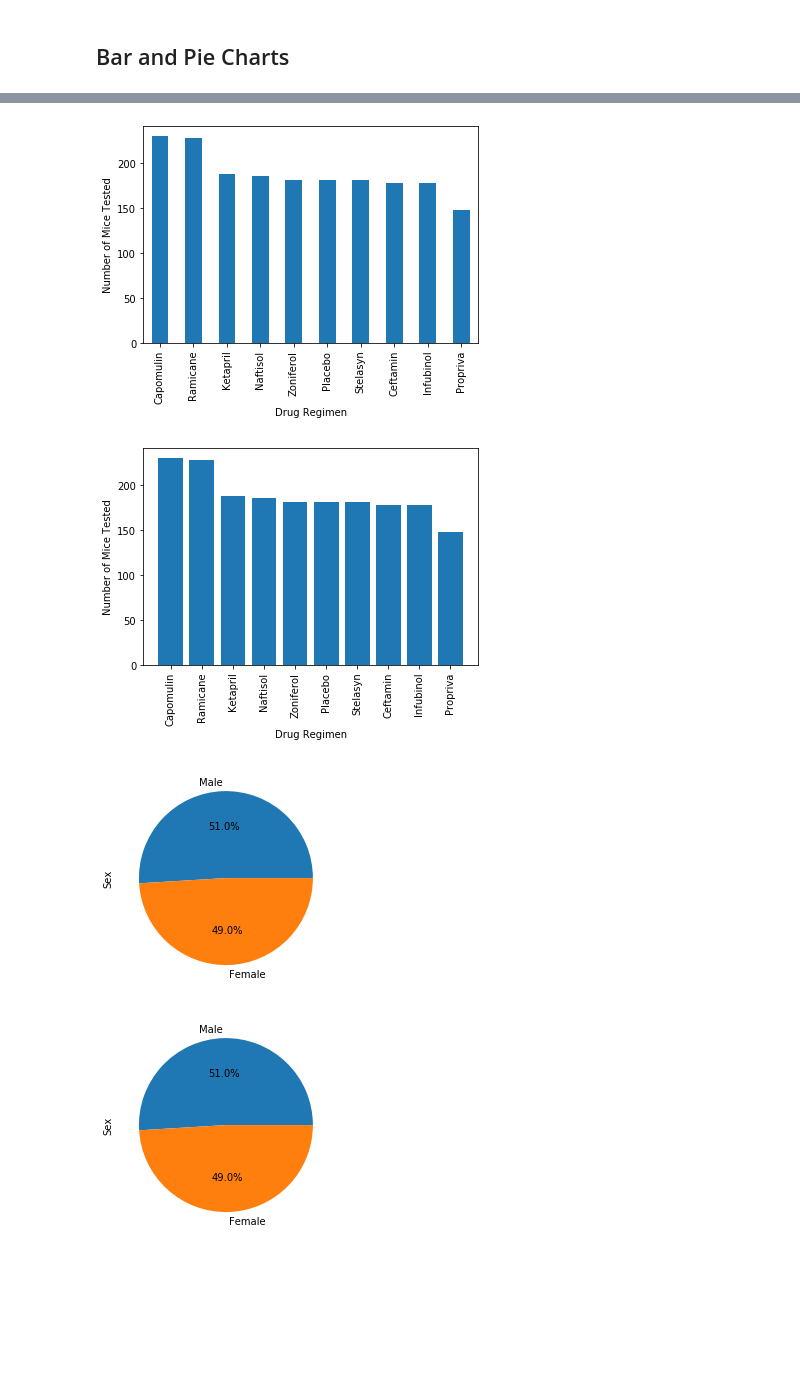
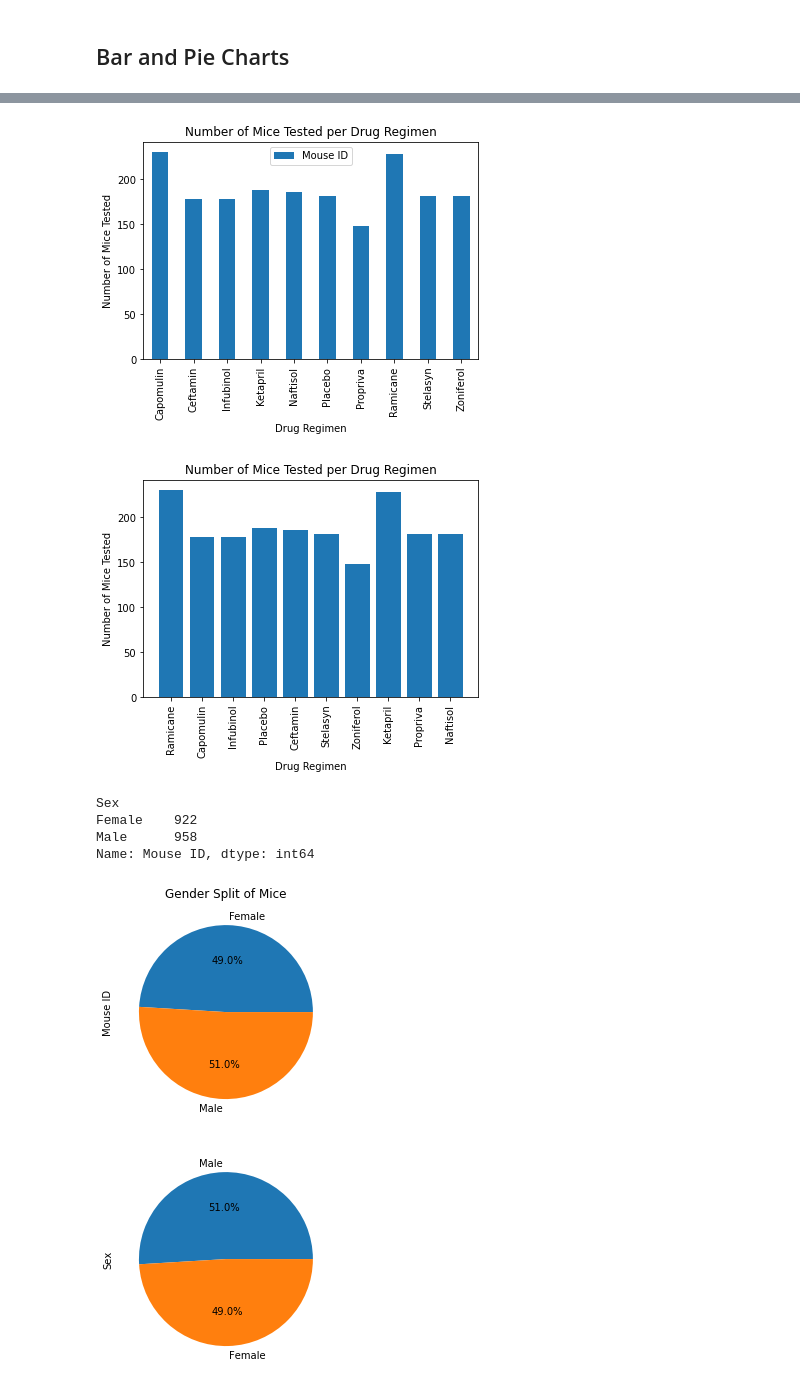
Before and after one commit to TheEvilSombrero/Module-5-Challenge, a Jupyter notebook: pymaceuticals_starter-Copy1.ipynb, the cells around one changed output, grey strips where cells are left out. Drawn from its saved outputs; the diff is of its cells as text; code cells hidden in the pictures; blank space fills up the shorter version.

Commit message:
Add files via upload
Finished bar charts

```diff
--- a/pymaceuticals_starter-Copy1.ipynb
+++ b/pymaceuticals_starter-Copy1.ipynb
@@ -154,15 +147,38 @@ Tumor Volume (mm3)
 # %%
 # Generate a bar plot showing the total number of timepoints for all mice tested for each drug regimen using Pandas.
+bar0 = pd.concat([clean_mouse_df.groupby(["Drug Regimen"]).count()["Mouse ID"]], axis=1)
+bar0.plot(kind='bar', title="Number of Mice Tested per Drug Regimen")
+plt.ylabel("Number of Mice Tested")
+plt.show()
 # %% [output]
-[figure, old version]
+[figure, new version]
 # %%
 # Generate a bar plot showing the total number of timepoints for all mice tested for each drug regimen using pyplot.
+x1 = clean_mouse_df["Drug Regimen"].unique()
+y1 = clean_mouse_df.groupby(["Drug Regimen"]).count()["Mouse ID"]
+
+bar1 = plt.bar(x1, y1)
+plt.xlabel("Drug Regimen")
+plt.xticks(rotation=90)
+plt.ylabel("Number of Mice Tested")
+plt.title("Number of Mice Tested per Drug Regimen")
+plt.show()
 # %% [output]
-[figure, old version]
+[figure, new version]
+# %%
+pie0 = clean_mouse_df.groupby("Sex").count()["Mouse ID"]
+pie0
+# %% [output]
+Sex
+Female    922
+Male      958
+Name: Mouse ID, dtype: int64
 # %%
 # Generate a pie plot showing the distribution of female versus male mice using Pandas
+pie0.plot(kind='pie', y="Sex", autopct="%1.1f%%", title="Gender Split of Mice")
+plt.show()
 # %% [output]
-[figure, old version]
+[figure, new version]
 # %%
 # Generate a pie plot showing the distribution of female versus male mice using pyplot
 # %% [output]
```
Also changed, not shown: parts of 4 cells of this notebook.
